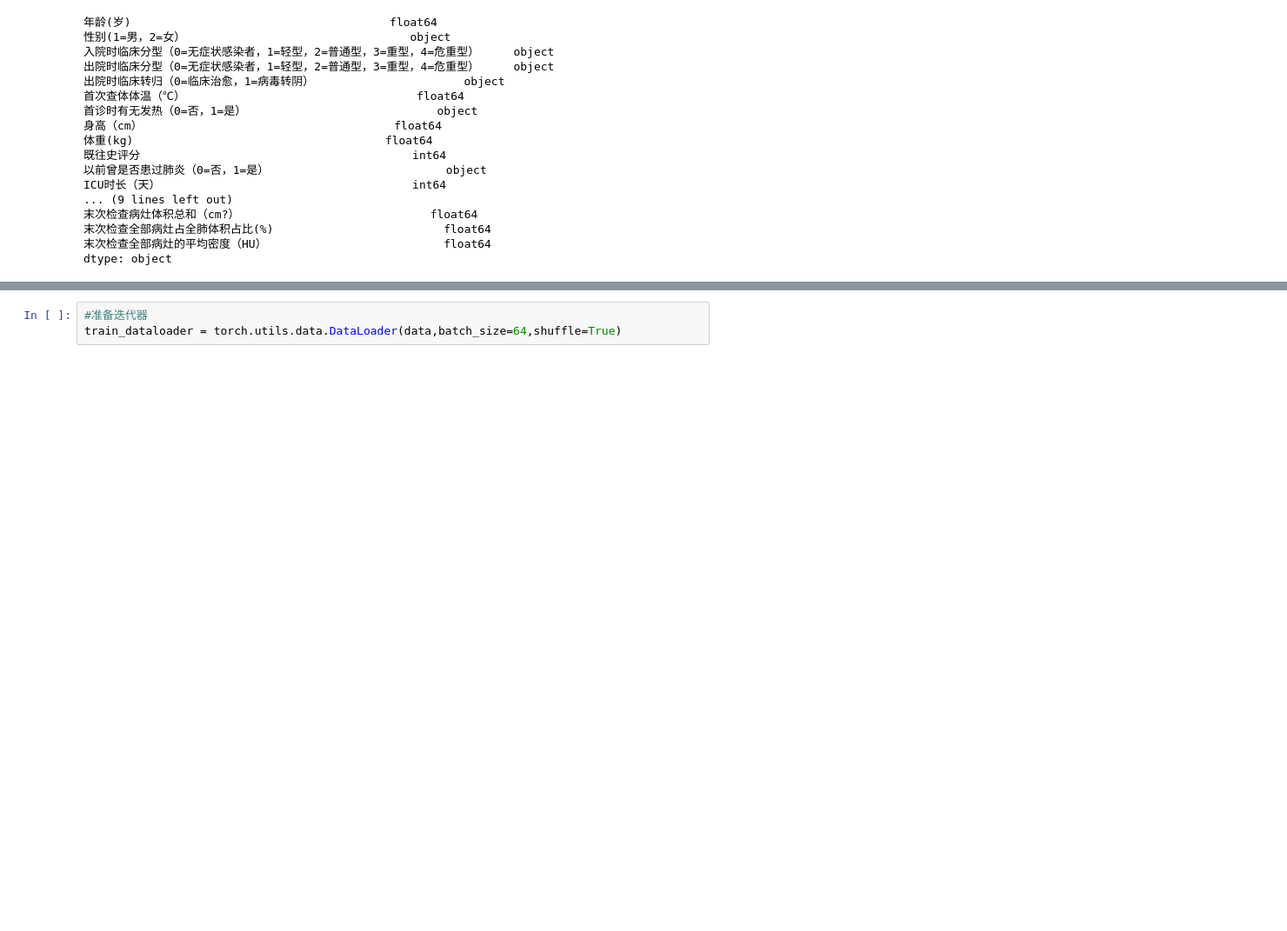
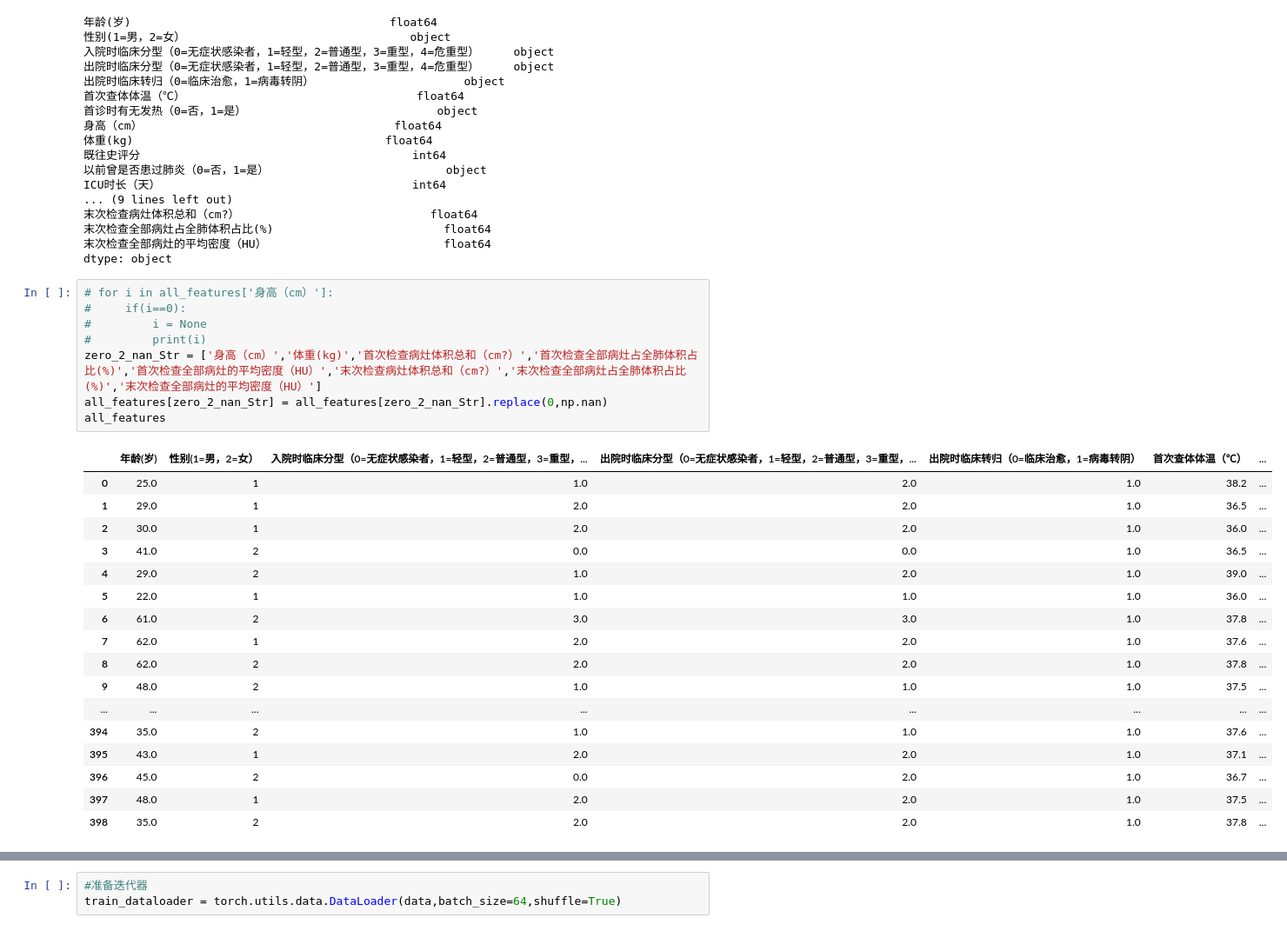
Before and after one commit to Zhengwen-Lan/lung_predicate, a Jupyter notebook: lung.ipynb, the cells around one changed output, grey strips where cells are left out. Shown at 87% size. Drawn from its saved outputs; the diff is of its cells as text; blank space fills up the shorter version.

```diff
--- a/lung.ipynb
+++ b/lung.ipynb
@@ -46,6 +46,32 @@ ICU时长（天）                                     int64
 末次检查全部病灶占全肺体积占比(%)                         float64
 末次检查全部病灶的平均密度（HU）                          float64
 dtype: object
+# %%
+# for i in all_features['身高（cm）']:
+#     if(i==0):
+#         i = None
+#         print(i)
+zero_2_nan_Str = ['身高（cm）','体重(kg)','首次检查病灶体积总和（cm?）','首次检查全部病灶占全肺体积占比(%)','首次检查全部病灶的平均密度（HU）','末次检查病灶体积总和（cm?）','末次检查全部病灶占全肺体积占比(%)','末次检查全部病灶的平均密度（HU）']
+all_features[zero_2_nan_Str] = all_features[zero_2_nan_Str].replace(0,np.nan)
+all_features
+# %% [output]
+|  | 年龄(岁) | 性别(1=男，2=女） | 入院时临床分型（0=无症状感染者，1=轻型，2=普通型，3=重型，... | 出院时临床分型（0=无症状感染者，1=轻型，2=普通型，3=重型，... | 出院时临床转归（0=临床治愈，1=病毒转阴） | 首次查体体温（℃） | ... |
+| 0 | 25.0 | 1 | 1.0 | 2.0 | 1.0 | 38.2 | ... |
+| 1 | 29.0 | 1 | 2.0 | 2.0 | 1.0 | 36.5 | ... |
+| 2 | 30.0 | 1 | 2.0 | 2.0 | 1.0 | 36.0 | ... |
+| 3 | 41.0 | 2 | 0.0 | 0.0 | 1.0 | 36.5 | ... |
+| 4 | 29.0 | 2 | 1.0 | 2.0 | 1.0 | 39.0 | ... |
+| 5 | 22.0 | 1 | 1.0 | 1.0 | 1.0 | 36.0 | ... |
+| 6 | 61.0 | 2 | 3.0 | 3.0 | 1.0 | 37.8 | ... |
+| 7 | 62.0 | 1 | 2.0 | 2.0 | 1.0 | 37.6 | ... |
+| 8 | 62.0 | 2 | 2.0 | 2.0 | 1.0 | 37.8 | ... |
+| 9 | 48.0 | 2 | 1.0 | 1.0 | 1.0 | 37.5 | ... |
+| ... | ... | ... | ... | ... | ... | ... | ... |
+| 394 | 35.0 | 2 | 1.0 | 1.0 | 1.0 | 37.6 | ... |
+| 395 | 43.0 | 1 | 2.0 | 2.0 | 1.0 | 37.1 | ... |
+| 396 | 45.0 | 2 | 0.0 | 2.0 | 1.0 | 36.7 | ... |
+| 397 | 48.0 | 1 | 2.0 | 2.0 | 1.0 | 37.5 | ... |
+| 398 | 35.0 | 2 | 2.0 | 2.0 | 1.0 | 37.8 | ... |
 # %%
 # 若无法获得测试数据，则可根据训练数据计算均值和标准差
 numeric_features = all_features.dtypes[all_features.dtypes != 'object'].index
```
Also changed, not shown: parts of 4 cells of this notebook.
